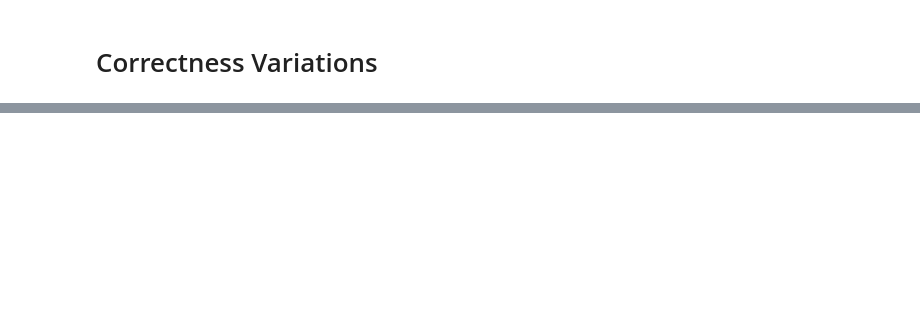
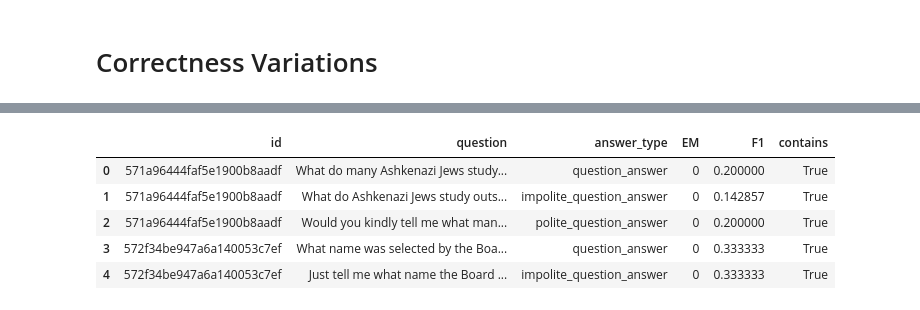
Before and after one commit to jbbernardin/LLM_Politeness, a Jupyter notebook: ANLP_Figures.ipynb, the cells around one changed output, grey strips where cells are left out. Cells and saved outputs as stored; diff of their text form; code cells hidden in the pictures; blank space fills up the shorter version.

Commit message:
do stats by politeness type

```diff
--- a/ANLP_Figures.ipynb
+++ b/ANLP_Figures.ipynb
@@ -377,0 +389,9 @@ Name: count, dtype: float64
+# %%
+performance_df.head()
+# %% [output]
+|  | id | question | answer_type | EM | F1 | contains |
+| 0 | 571a96444faf5e1900b8aadf | What do many Ashkenazi Jews study... | question_answer | 0 | 0.200000 | True |
+| 1 | 571a96444faf5e1900b8aadf | What do Ashkenazi Jews study outs... | impolite_question_answer | 0 | 0.142857 | True |
+| 2 | 571a96444faf5e1900b8aadf | Would you kindly tell me what man... | polite_question_answer | 0 | 0.200000 | True |
+| 3 | 572f34be947a6a140053c7ef | What name was selected by the Boa... | question_answer | 0 | 0.333333 | True |
+| 4 | 572f34be947a6a140053c7ef | Just tell me what name the Board ... | impolite_question_answer | 0 | 0.333333 | True |
```
Also changed, not shown: parts of 7 cells of this notebook.
